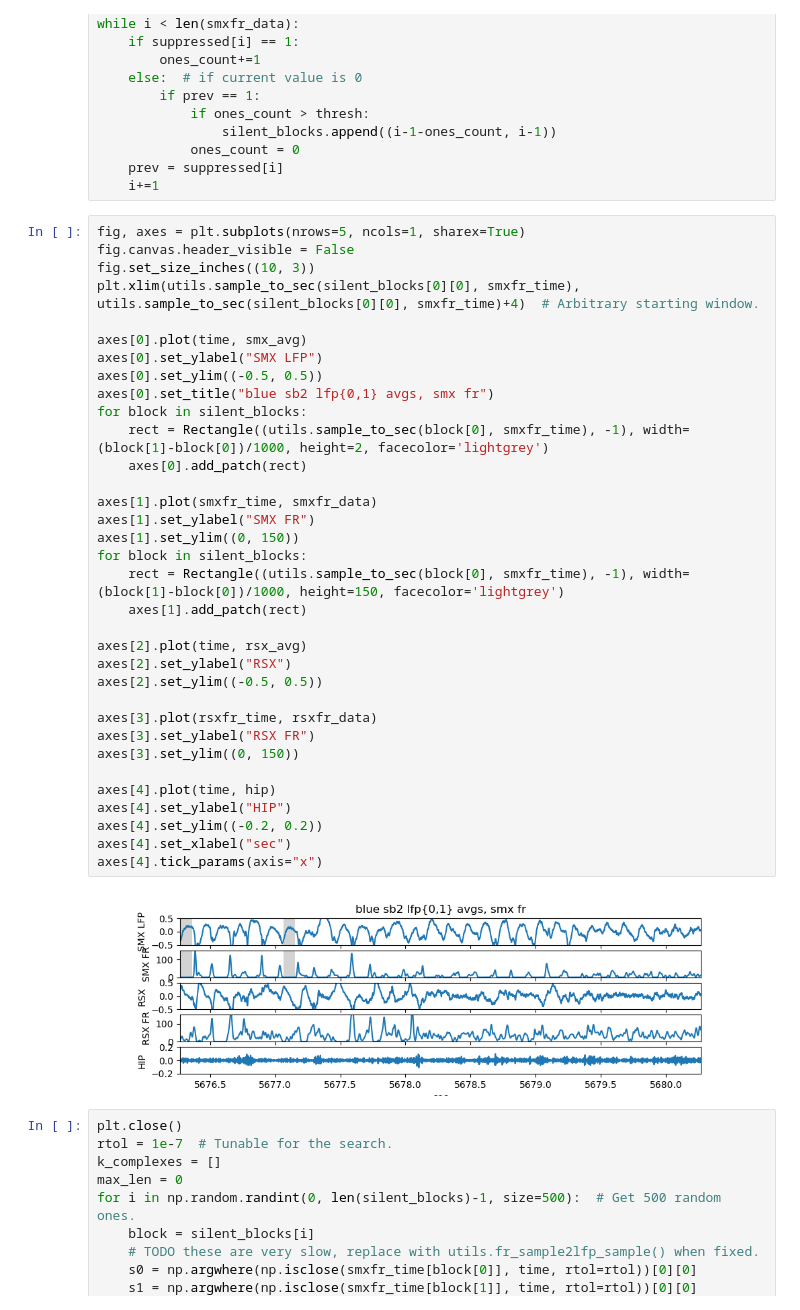
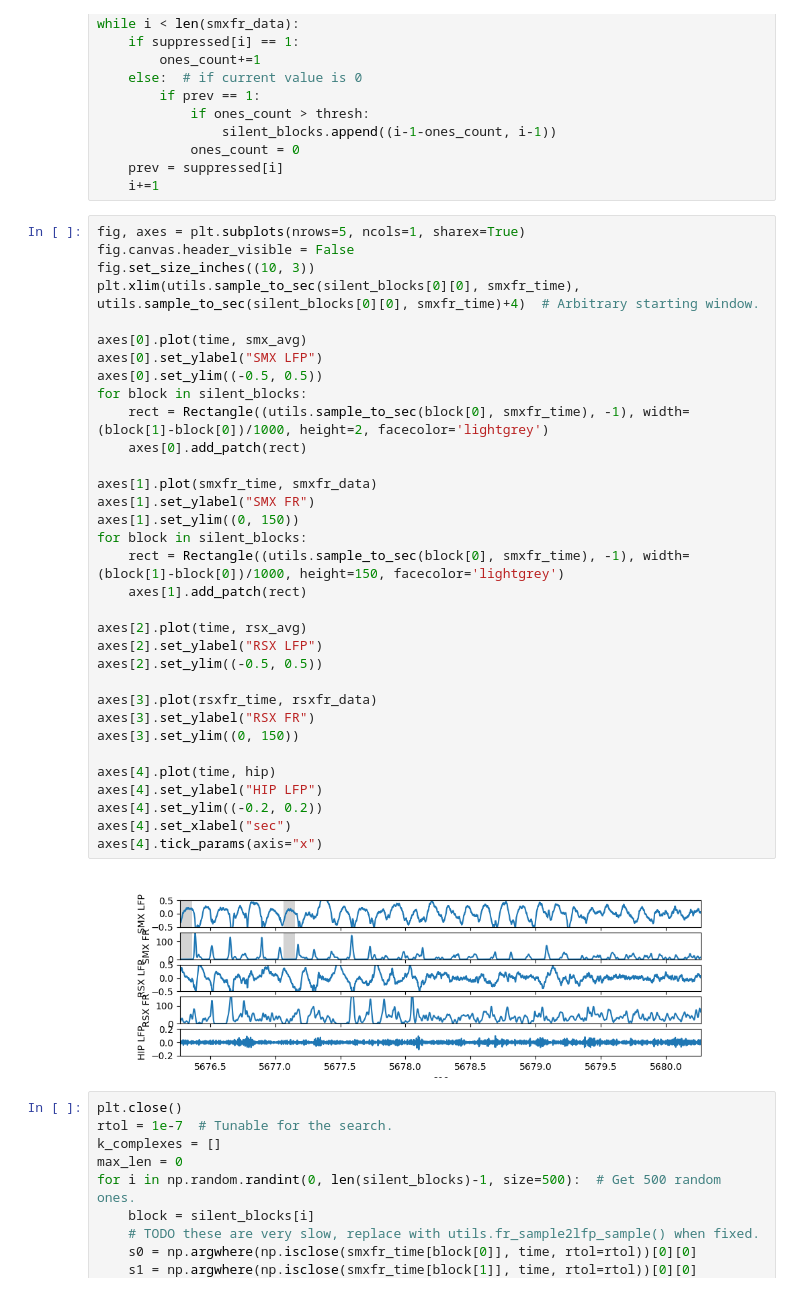
Before and after one commit to 9q9q/rat_sleep, a Jupyter notebook: kcomplex.ipynb, the cells around one changed output. Cells and saved outputs as stored; diff of their text form.

```diff
--- a/kcomplex.ipynb
+++ b/kcomplex.ipynb
@@ -87,37 +87,36 @@ fig, axes = plt.subplots(nrows=5, ncols=1, sharex=True)
 fig.canvas.header_visible = False
 fig.set_size_inches((10, 3))
 plt.xlim(utils.sample_to_sec(silent_blocks[0][0], smxfr_time), utils.sample_to_sec(silent_blocks[0][0], smxfr_time)+4)  # Arbitrary starting window.
 
 axes[0].plot(time, smx_avg)
 axes[0].set_ylabel("SMX LFP")
 axes[0].set_ylim((-0.5, 0.5))
-axes[0].set_title("blue sb2 lfp{0,1} avgs, smx fr")
 for block in silent_blocks:
     rect = Rectangle((utils.sample_to_sec(block[0], smxfr_time), -1), width=(block[1]-block[0])/1000, height=2, facecolor='lightgrey')
     axes[0].add_patch(rect)
 
 axes[1].plot(smxfr_time, smxfr_data)
 axes[1].set_ylabel("SMX FR")
 axes[1].set_ylim((0, 150))
 for block in silent_blocks:
     rect = Rectangle((utils.sample_to_sec(block[0], smxfr_time), -1), width=(block[1]-block[0])/1000, height=150, facecolor='lightgrey')
     axes[1].add_patch(rect)
 
 axes[2].plot(time, rsx_avg)
-axes[2].set_ylabel("RSX")
+axes[2].set_ylabel("RSX LFP")
 axes[2].set_ylim((-0.5, 0.5))
 
 axes[3].plot(rsxfr_time, rsxfr_data)
 axes[3].set_ylabel("RSX FR")
 axes[3].set_ylim((0, 150))
 
 axes[4].plot(time, hip)
-axes[4].set_ylabel("HIP")
+axes[4].set_ylabel("HIP LFP")
 axes[4].set_ylim((-0.2, 0.2))
 axes[4].set_xlabel("sec")
 axes[4].tick_params(axis="x")
 # %% [output]
-[figure, old version]
+[figure, new version]
 # %%
 plt.close()
 rtol = 1e-7  # Tunable for the search.
```
Also changed, not shown: parts of 1 cell of this notebook.
